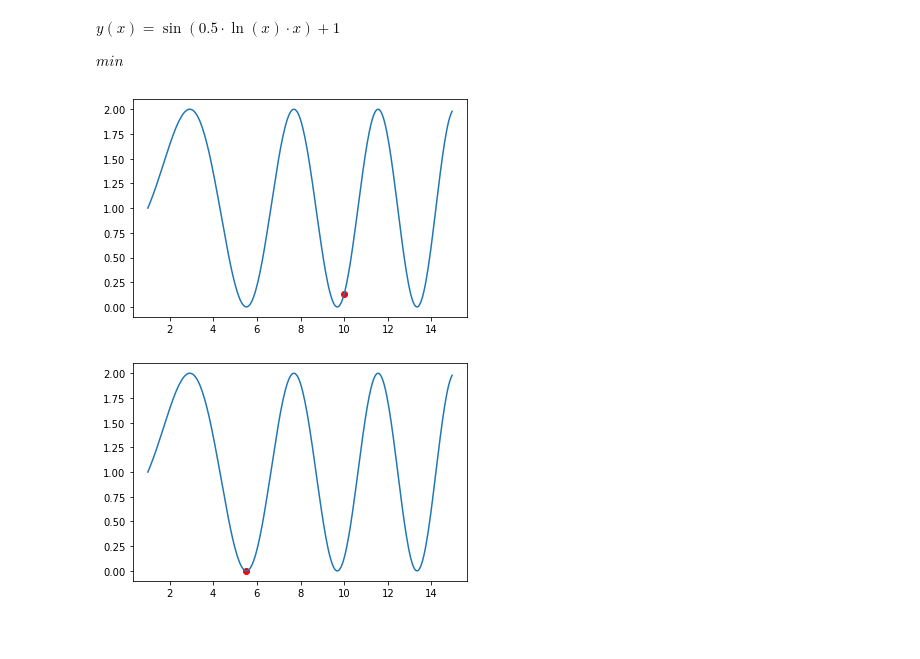
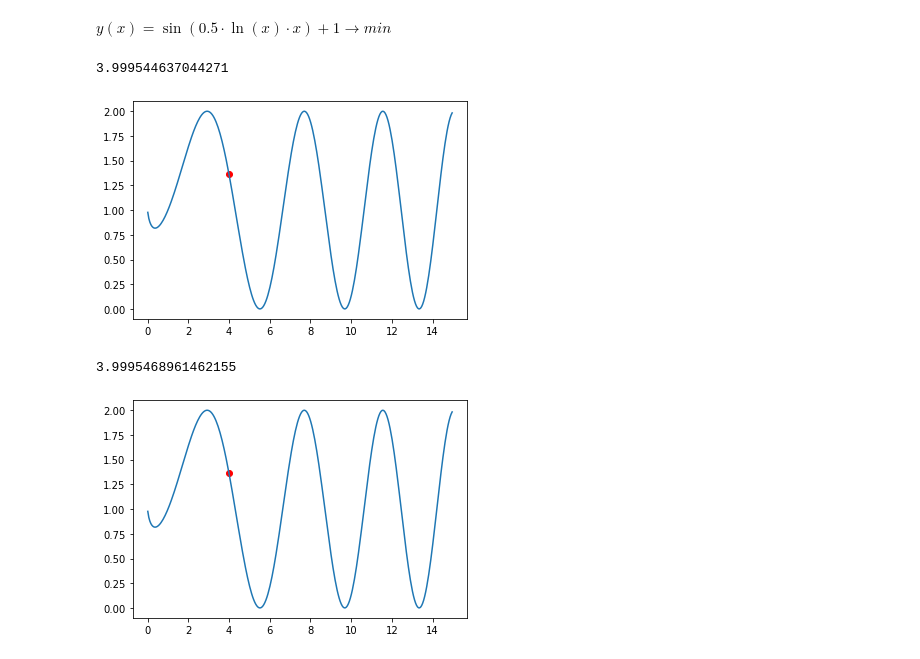
Before and after one commit to fadyat/ITMO-PROBLEMS, a Jupyter notebook: Applied-mathematics/IV semester/Solutions/lab1/solution.ipynb, the cells around one changed output. Cells and saved outputs as stored; diff of their text form; code cells hidden in the pictures; blank space fills up the shorter version.

```diff
--- a/Applied-mathematics/IV semester/Solutions/lab1/solution.ipynb
+++ b/Applied-mathematics/IV semester/Solutions/lab1/solution.ipynb
@@ -1,7 +1,5 @@
 # %% [markdown]
-$y(x) = \sin(0.5 \cdot \ln (x)  \cdot x) + 1$
-
-$min$
+$y(x) = \sin(0.5 \cdot \ln (x)  \cdot x) + 1 \rightarrow min$
 # %%
 import math
 import numpy as np
@@ -11,19 +9,18 @@ import matplotlib.pyplot as plt
 def f(x):
     return math.sin(0.5 * math.log(x) * x) + 1
 
-def draw(l = 1, r = 15, p = None):
-    yy = np.array([])
+def draw(l = 0.01, r = 15, p = None):
     xx = np.arange(l, r, 0.05)
-    for x in xx:
-        yy = np.append(yy, f(x))
-
+    yy = np.array([f(x) for x in xx])
     plt.plot(xx, yy)
-    if p is not None:
+    if p:
         plt.scatter(p, f(p), c = 'r')
+        print(p)
     plt.show()
 # %%
-def dyhotomy(l, r, eps, s = 1):
+def dichotomous_search(l, r, eps, s = 1):
     delta = eps / 3
+
     while r - l > eps:
         m = (l + r) / 2
         x1 = m - delta
@@ -34,7 +31,8 @@ def dyhotomy(l, r, eps, s = 1):
             r = x2
     return (l + r) / 2
 # %%
-draw(p = dyhotomy(10, 12, 0.001))
+draw(p = dichotomous_search(2, 4, 0.001))
 # %% [output]
+3.999544637044271
-[figure, old version]
+[figure, new version]
 # %%
@@ -58,5 +56,6 @@ def gss(l, r, eps, s = 1):
 # %%
-draw(p = gss(3, 6, 0.001))
+draw(p = golden_section_search(2, 4, 0.001))
 # %% [output]
+3.9995468961462155
-[figure, old version]
+[figure, new version]
 # %%
```
Also changed, not shown: parts of 7 cells of this notebook.
